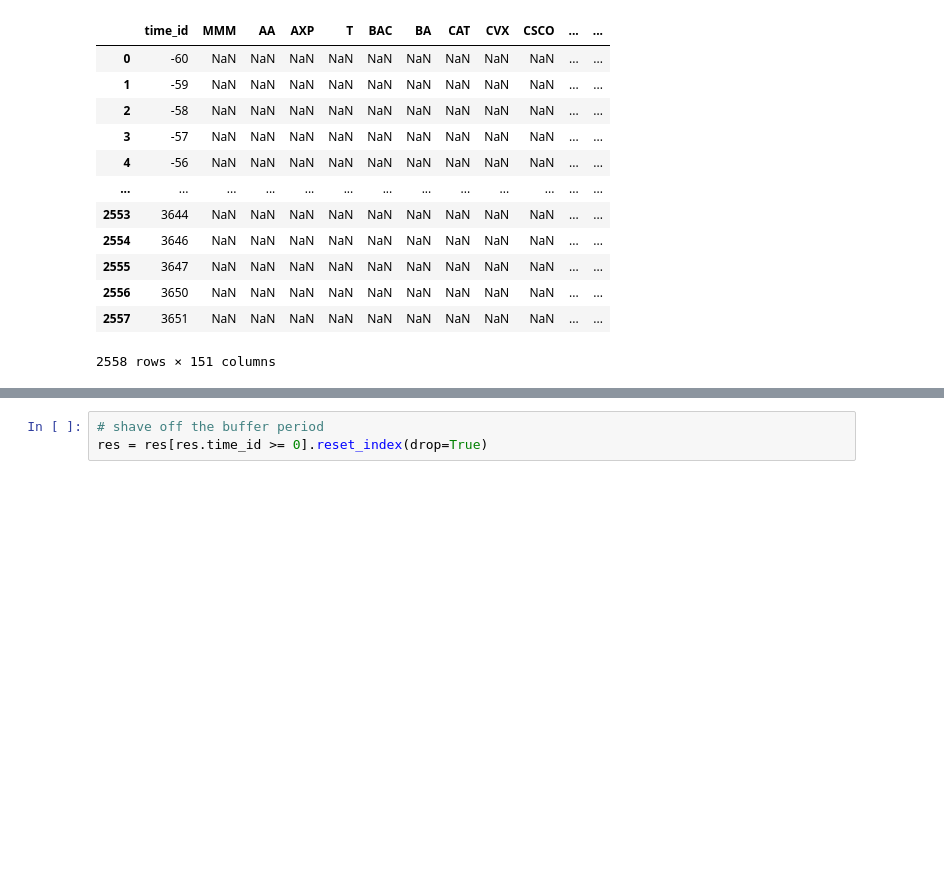
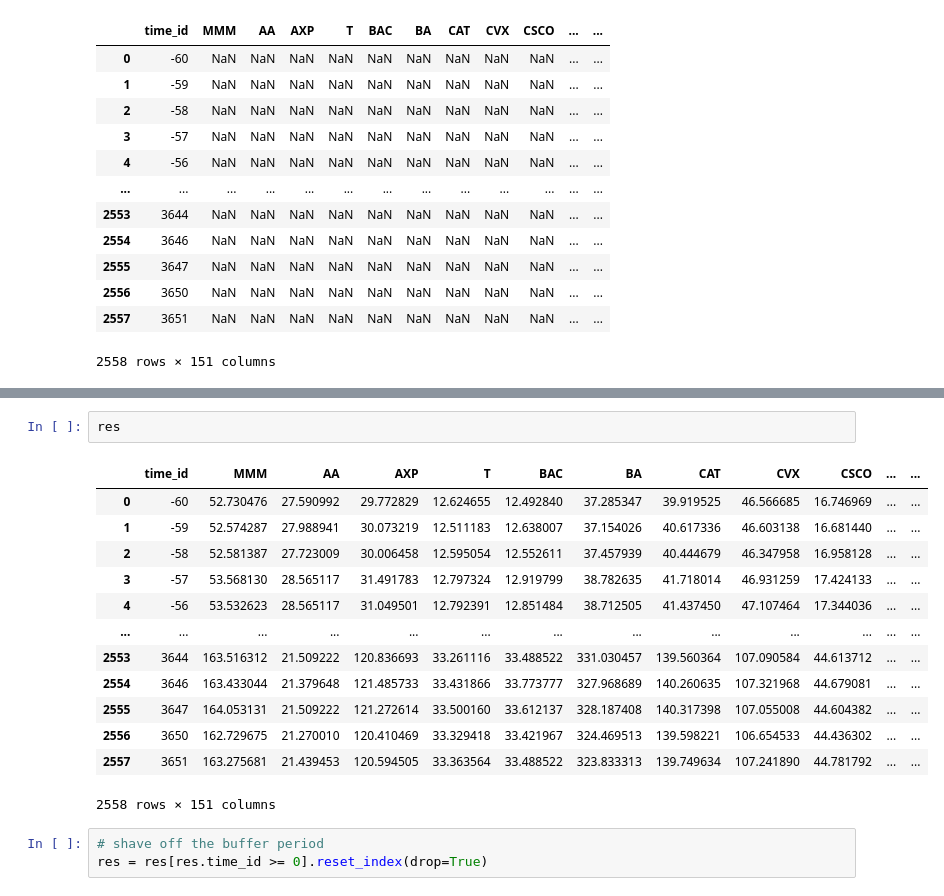
Before and after one commit to dennischenfeng/cookie-jars, a Jupyter notebook: cookie_jars/data/generate_data.ipynb, the cells around one changed output, grey strips where cells are left out. Drawn from its saved outputs; the diff is of its cells as text; blank space fills up the shorter version.

```diff
--- a/cookie_jars/data/generate_data.ipynb
+++ b/cookie_jars/data/generate_data.ipynb
@@ -131,5 +185,21 @@ for name in tqdm(STOCK_NAMES):
     res[f'{name}_cci'] = np.array(sdf[sdf.tic == name]['cci_30'])
     res[f'{name}_adx'] = np.array(sdf[sdf.tic == name]['dx_30'])
+# %%
+res
+# %% [output]
+|  | time_id | MMM | AA | AXP | T | BAC | BA | CAT | CVX | CSCO | ... | ... |
+| 0 | -60 | 52.730476 | 27.590992 | 29.772829 | 12.624655 | 12.492840 | 37.285347 | 39.919525 | 46.566685 | 16.746969 | ... | ... |
+| 1 | -59 | 52.574287 | 27.988941 | 30.073219 | 12.511183 | 12.638007 | 37.154026 | 40.617336 | 46.603138 | 16.681440 | ... | ... |
+| 2 | -58 | 52.581387 | 27.723009 | 30.006458 | 12.595054 | 12.552611 | 37.457939 | 40.444679 | 46.347958 | 16.958128 | ... | ... |
+| 3 | -57 | 53.568130 | 28.565117 | 31.491783 | 12.797324 | 12.919799 | 38.782635 | 41.718014 | 46.931259 | 17.424133 | ... | ... |
+| 4 | -56 | 53.532623 | 28.565117 | 31.049501 | 12.792391 | 12.851484 | 38.712505 | 41.437450 | 47.107464 | 17.344036 | ... | ... |
+| ... | ... | ... | ... | ... | ... | ... | ... | ... | ... | ... | ... | ... |
+| 2553 | 3644 | 163.516312 | 21.509222 | 120.836693 | 33.261116 | 33.488522 | 331.030457 | 139.560364 | 107.090584 | 44.613712 | ... | ... |
+| 2554 | 3646 | 163.433044 | 21.379648 | 121.485733 | 33.431866 | 33.773777 | 327.968689 | 140.260635 | 107.321968 | 44.679081 | ... | ... |
+| 2555 | 3647 | 164.053131 | 21.509222 | 121.272614 | 33.500160 | 33.612137 | 328.187408 | 140.317398 | 107.055008 | 44.604382 | ... | ... |
+| 2556 | 3650 | 162.729675 | 21.270010 | 120.410469 | 33.329418 | 33.421967 | 324.469513 | 139.598221 | 106.654533 | 44.436302 | ... | ... |
+| 2557 | 3651 | 163.275681 | 21.439453 | 120.594505 | 33.363564 | 33.488522 | 323.833313 | 139.749634 | 107.241890 | 44.781792 | ... | ... |
+2558 rows × 151 columns
 # %%
 # shave off the buffer period
 res = res[res.time_id >= 0].reset_index(drop=True)
```
Also changed, not shown: parts of 11 cells of this notebook, 6 other files.
